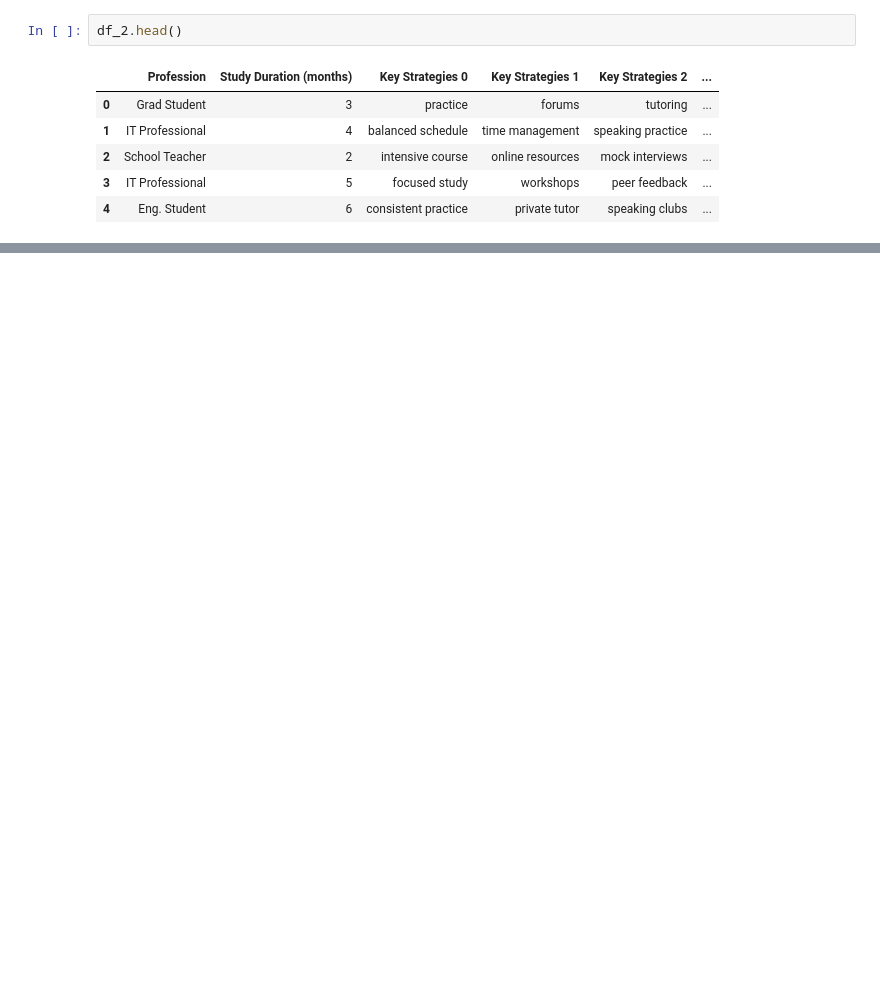
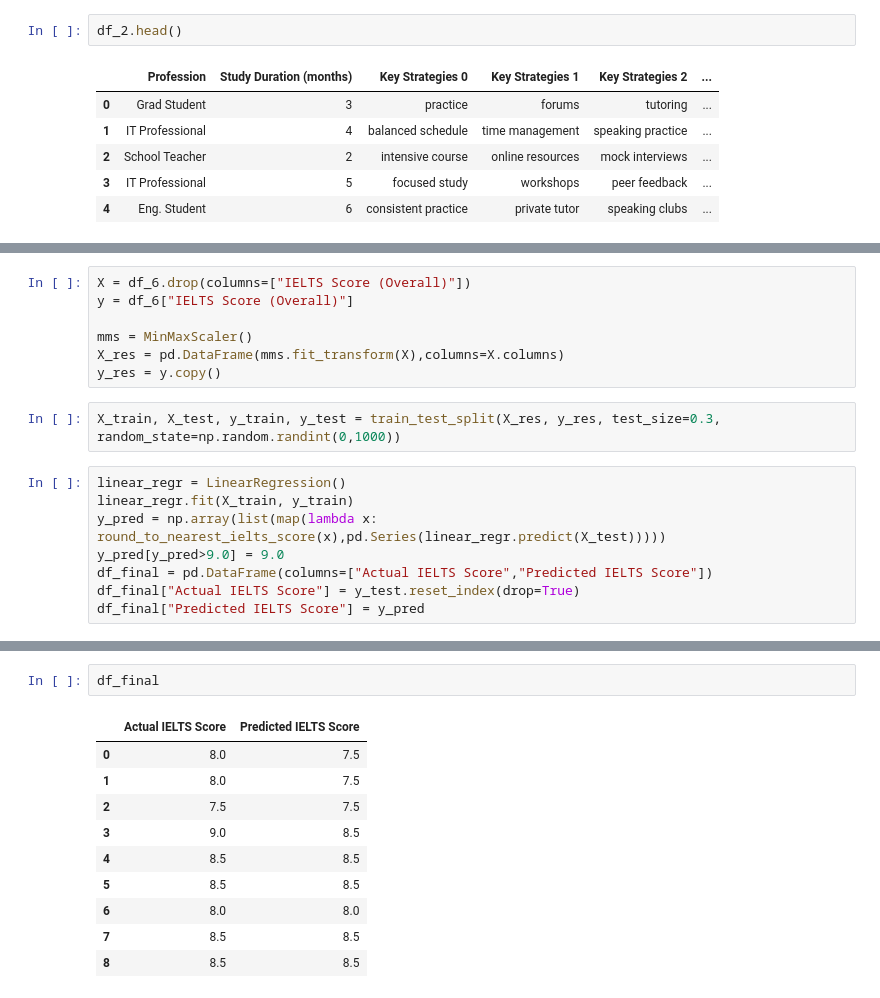
Before and after one commit to amithvardhan99/videos, a Jupyter notebook: IELTS Success Stories Dataset/notebook.ipynb, the cells around one changed output, grey strips where cells are left out. Saved outputs shown, nothing was run; the diff lists cells and outputs as text; blank space fills up the shorter version.

```diff
--- a/IELTS Success Stories Dataset/notebook.ipynb
+++ b/IELTS Success Stories Dataset/notebook.ipynb
@@ -102,0 +203,17 @@ retrieve_no_of_columns_to_split("Preferred Learning Resources")
+# %%
+X = df_6.drop(columns=["IELTS Score (Overall)"])
+y = df_6["IELTS Score (Overall)"]
+
+mms = MinMaxScaler()
+X_res = pd.DataFrame(mms.fit_transform(X),columns=X.columns)
+y_res = y.copy()
+# %%
+X_train, X_test, y_train, y_test = train_test_split(X_res, y_res, test_size=0.3, random_state=np.random.randint(0,1000))
+# %%
+linear_regr = LinearRegression()
+linear_regr.fit(X_train, y_train)
+y_pred = np.array(list(map(lambda x: round_to_nearest_ielts_score(x),pd.Series(linear_regr.predict(X_test)))))
+y_pred[y_pred>9.0] = 9.0
+df_final = pd.DataFrame(columns=["Actual IELTS Score","Predicted IELTS Score"])
+df_final["Actual IELTS Score"] = y_test.reset_index(drop=True)
+df_final["Predicted IELTS Score"] = y_pred
@@ -102,0 +225,13 @@ retrieve_no_of_columns_to_split("Preferred Learning Resources")
+# %%
+df_final
+# %% [output]
+|  | Actual IELTS Score | Predicted IELTS Score |
+| 0 | 8.0 | 7.5 |
+| 1 | 8.0 | 7.5 |
+| 2 | 7.5 | 7.5 |
+| 3 | 9.0 | 8.5 |
+| 4 | 8.5 | 8.5 |
+| 5 | 8.5 | 8.5 |
+| 6 | 8.0 | 8.0 |
+| 7 | 8.5 | 8.5 |
+| 8 | 8.5 | 8.5 |
```
Also changed, not shown: parts of 13 cells of this notebook.
